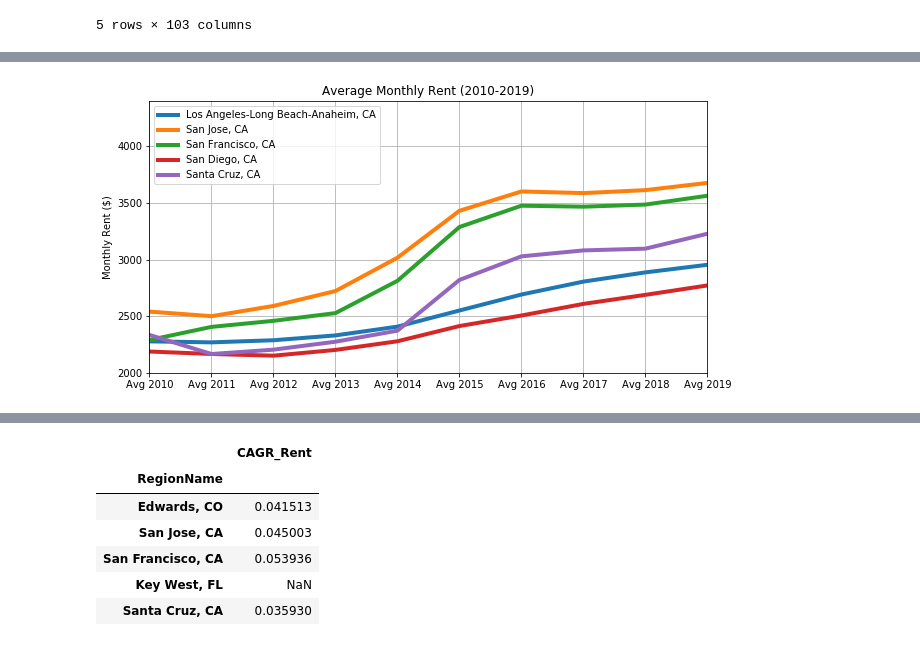
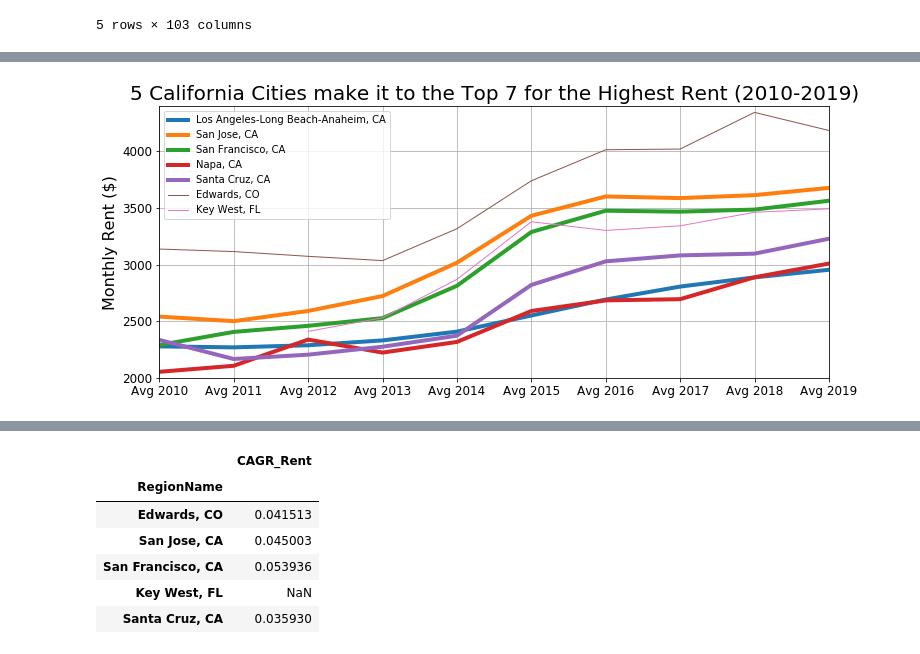
Before and after one commit to goldphoenix90/DataProject1, a Jupyter notebook: RentAnalysis.ipynb, the cells around one changed output, grey strips where cells are left out. Drawn from its saved outputs; the diff is of its cells as text; code cells hidden in the pictures.

```diff
--- a/RentAnalysis.ipynb
+++ b/RentAnalysis.ipynb
@@ -72,27 +77,32 @@ highest_rent.head()
 # %%
-#Drawing line plots showing trend in monthly rents for the top 5 cities with the highest rents
+#Drawing line plots showing trend in monthly rents for the top 7 cities with the highest rents
 city1 = highest_rent.iloc[6]
-city1.plot(kind='line', figsize=(10, 5), label="Los Angeles-Long Beach-Anaheim, CA", linewidth=4)
+city1.plot(kind='line', figsize=(12, 5), label="Los Angeles-Long Beach-Anaheim, CA", linewidth=4)
 
 city2 = highest_rent.iloc[1]
 city2.plot(kind='line', label="San Jose, CA", linewidth=4)
 
 city3 = highest_rent.iloc[2]
 city3.plot(kind='line', label="San Francisco, CA", linewidth=4)
 
-city4 = highest_rent.iloc[10]
-city4.plot(kind='line', label="San Diego, CA", linewidth=4)
+city4 = highest_rent.iloc[5]
+city4.plot(kind='line', label="Napa, CA", linewidth=4)
 
 city5 = highest_rent.iloc[4]
 city5.plot(kind='line', label="Santa Cruz, CA", linewidth=4)
 
+city6 = highest_rent.iloc[0]
+city6.plot(kind='line', label="Edwards, CO", linewidth=1)
 
-
-plt.title("Average Monthly Rent (2010-2019)")
-plt.ylabel("Monthly Rent ($)")
+city6 = highest_rent.iloc[3]
+city6.plot(kind='line', label="Key West, FL", linewidth=1)
+plt.xticks(size = 12)
+plt.yticks(size = 12)
+plt.title("5 California Cities make it to the Top 7 for the Highest Rent (2010-2019)", size = 20)
+plt.ylabel("Monthly Rent ($)", size = 16)
 plt.ylim(2000, 4400)
 plt.legend()
 plt.grid()
-plt.savefig("Median_rent_top5.png")
+plt.savefig("Median_rent_top7.png")
 # %% [output]
-[figure, old version]
+[figure, new version]
```
Also changed, not shown: parts of 11 cells of this notebook.
